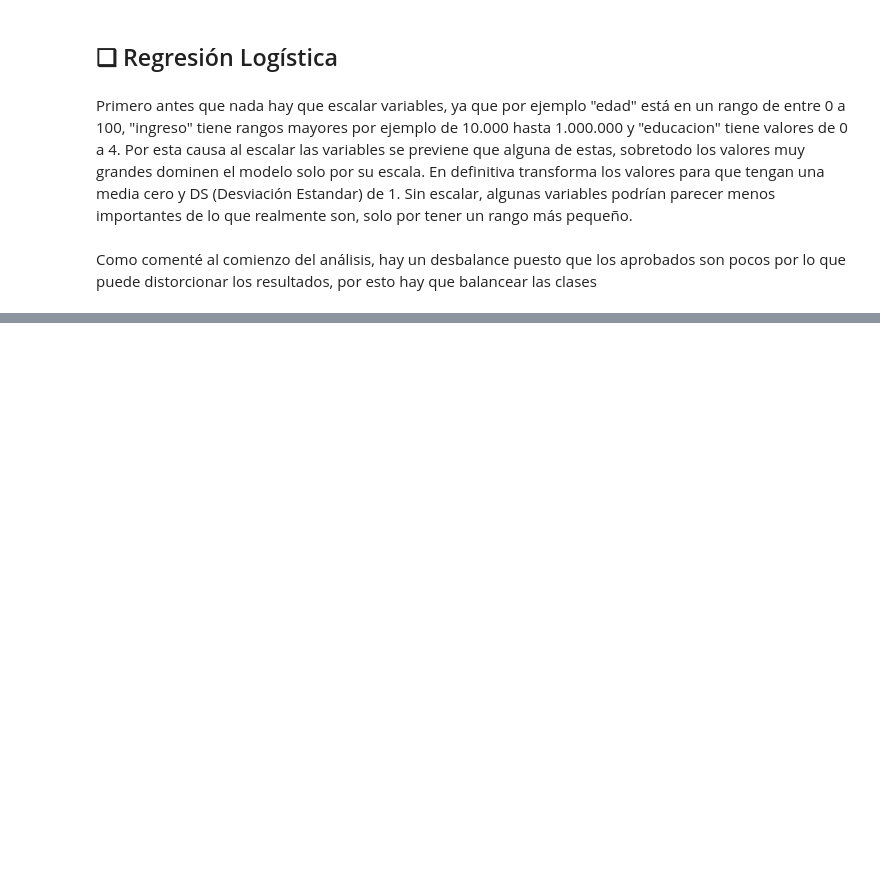
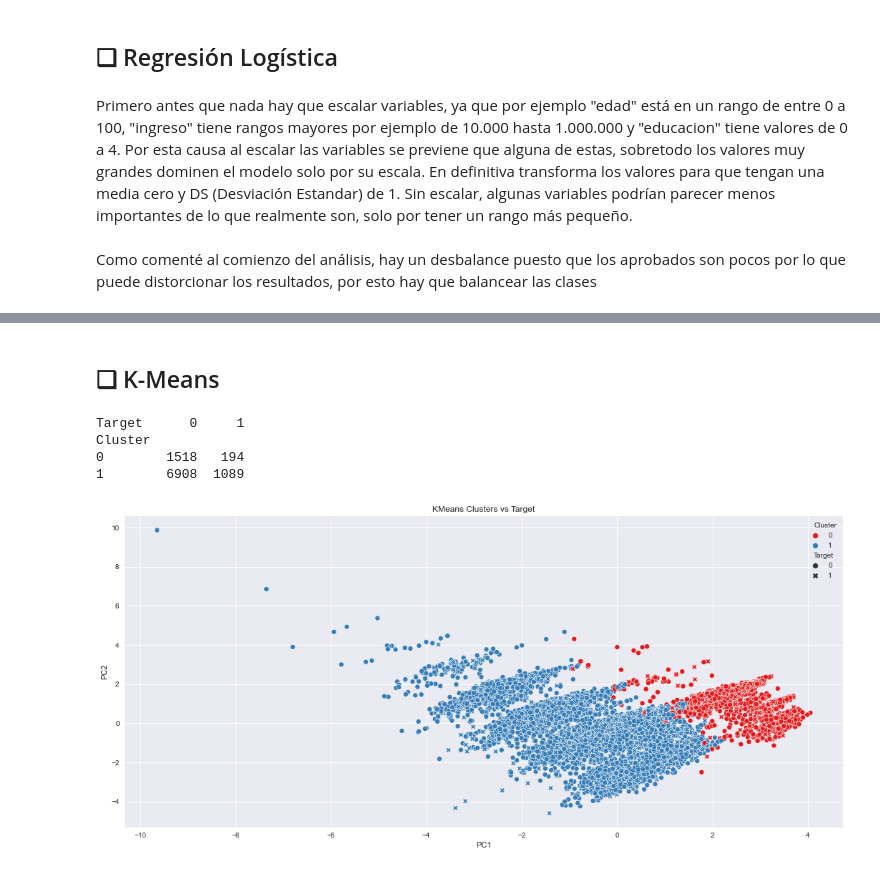
Before and after one commit to NestorDiazDataSC/Analisis_de_Datos, a Jupyter notebook: Credit_Card/CreditCard.ipynb, the cells around one changed output, grey strips where cells are left out. Drawn from its saved outputs; the diff is of its cells as text; code cells hidden in the pictures; blank space fills up the shorter version.

```diff
--- a/Credit_Card/CreditCard.ipynb
+++ b/Credit_Card/CreditCard.ipynb
@@ -639,0 +912,44 @@ mostrar_metricas(y_test, y_pred_xgb, y_prob_xgb, "XGBoost")
+# %% [markdown]
+## ❑ K-Means
+# %%
+from sklearn.preprocessing import StandardScaler
+
+# Seleccionamos variables predictoras
+X = df.drop(["Target", "ID", "Telefono", "Email", "Telefono Laboral"], axis=1)
+
+# Escalado
+scaler = StandardScaler()
+X_scaled = scaler.fit_transform(X)
+# %%
+from sklearn.cluster import KMeans
+
+kmeans = KMeans(n_clusters=2, random_state=42)
+clusters = kmeans.fit_predict(X_scaled)
+# %%
+import pandas as pd
+
+df_cluster = pd.DataFrame({"Target": df["Target"], "Cluster": clusters})
+print(pd.crosstab(df_cluster["Cluster"], df_cluster["Target"]))
+# %% [output]
+Target      0     1
+Cluster
+0        1518   194
+1        6908  1089
+# %%
+from sklearn.decomposition import PCA
+import matplotlib.pyplot as plt
+import seaborn as sns
+
+pca = PCA(n_components=2)
+X_pca = pca.fit_transform(X_scaled)
+
+df_plot = pd.DataFrame(X_pca, columns=["PC1","PC2"])
+df_plot["Target"] = df["Target"]
+df_plot["Cluster"] = clusters
+
+plt.figure(figsize=(18,8))
+sns.scatterplot(data=df_plot, x="PC1", y="PC2", hue="Cluster", style="Target", palette="Set1")
+plt.title("KMeans Clusters vs Target")
+plt.show()
+# %% [output]
+[figure, added]
```
Also changed, not shown: parts of 44 cells of this notebook.
